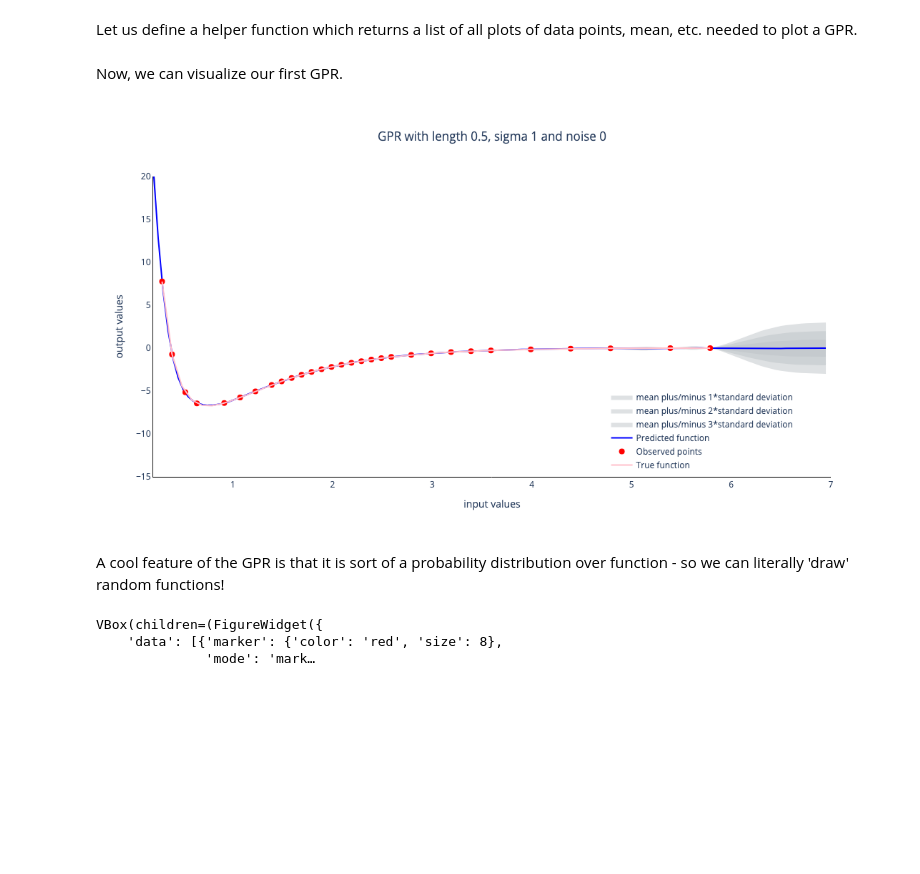
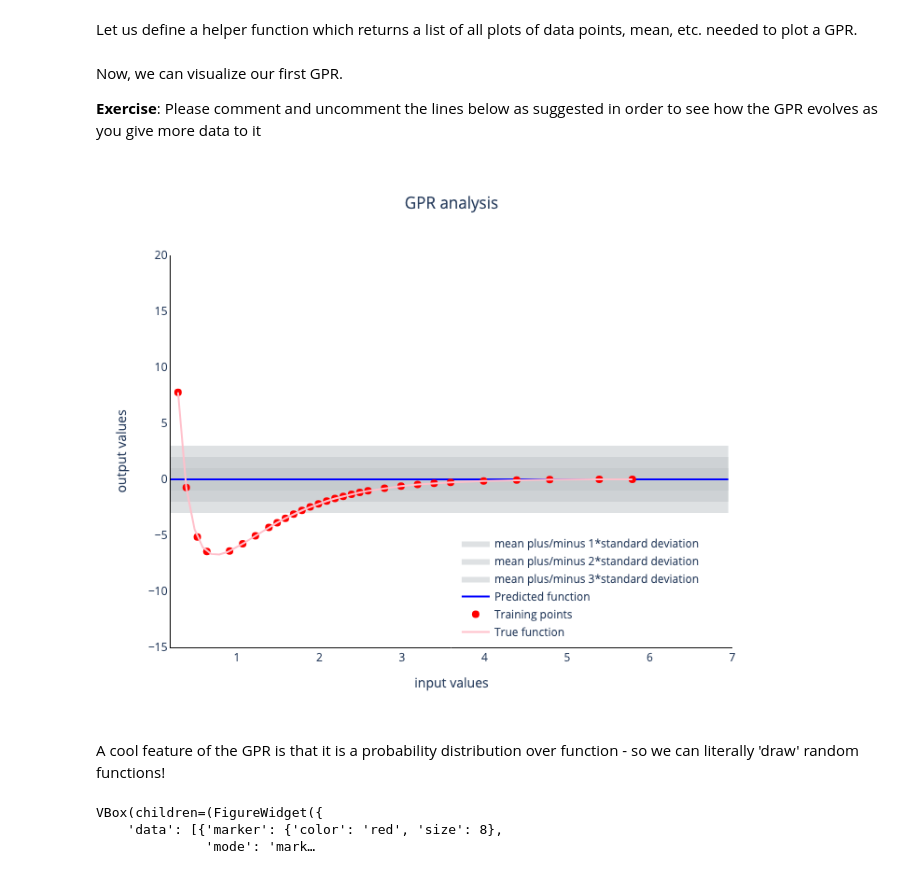
Before and after one commit to mahrossi/inct-tutorial-2025, a Jupyter notebook: Basics-GPRandNN-Tutorials/gpr-notebook/gpr-from-scratch-examples.ipynb, the cells around one changed output. Drawn from its saved outputs; the diff is of its cells as text; code cells hidden in the pictures; blank space fills up the shorter version.

```diff
--- a/Basics-GPRandNN-Tutorials/gpr-notebook/gpr-from-scratch-examples.ipynb
+++ b/Basics-GPRandNN-Tutorials/gpr-notebook/gpr-from-scratch-examples.ipynb
@@ -69,7 +68,7 @@ def dot_scatter(
     visible: bool = True,
     x_dots: np.array = np.array([]),
     y_dots: np.array = np.array([]),
-    name_dots: str = 'Observed points',
+    name_dots: str = 'Training points',
     showlegend: bool = True
 ) -> go.Scatter:
     # Adding the dots
@@ -344,10 +332,11 @@ fullx = fulldata.T[0]
 fully = fulldata.T[1]
 zero=fully[-1]
 fully = fully - zero
-curvedata = np.loadtxt('dists-energies/datasmall.dat')
-curvex = curvedata.T[0]
-curvey = curvedata.T[1]
-curvey = curvey - zero
+print("Size of training set: ", len(fully))
+#curvedata = np.loadtxt('dists-energies/datasmall.dat')
+#curvex = curvedata.T[0]
+#curvey = curvedata.T[1]
+#curvey = curvey - zero
 plt.figure(figsize=(8, 5))
 plt.xlim([0.1,7.0])
 plt.scatter(fullx, fully, marker='o', s=10)
@@ -390,0 +393,16 @@ plt.show()
+# %%
+def simple_fps(datax, nsamples):
+    n=len(datax)
+    distances=np.zeros((n,), dtype=float)
+    sampled=np.zeros((nsamples,), dtype=int)
+    distances[:]=1e10
+    index=np.random.choice(1, 1, replace=False)[0]
+    sampled[0]=index
+    for i in range(nsamples):
+        for j in range(n):
+            dist=np.abs(datax[j]-datax[index])
+            if dist <= distances[j]:
+                distances[j]=dist
+        index=np.argmax(distances)
+        sampled[i]=index
+    return sampled
@@ -443,22 +458,28 @@ def plot_GPR(data_x, data_y, model, x, visible=True) -> list:
     return data
 # %% [markdown]
 Now, we can visualize our first GPR.
+
+**Exercise**: Please comment and uncomment the lines below as suggested in order to see how the GPR evolves as you give more data to it
 # %%
-model = GPR(x_values[:], y_values[:])
-#model = GPR([-10], [10])
+x = np.arange(0.1,7,0.05)
+model = GPR([-10], [10]) # With this line, you effectively have the GPR before it sees any data
+# model = GPR(x_values[:1], y_values[:1]) # With this line, you give only one training point
+# model = GPR(x_values[:3], y_values[:3]) # With this line, you give only three training point
+# model = GPR(x_values[:5], y_values[:5]) # With this line, you give only five training point
+# model = GPR(x_values[:], y_values[:]) # With this line, you give all training points
 data = plot_GPR(data_x=x_values, data_y=y_values, x=x, model=model)
 fig4 = go.Figure(data=data)
 fig4 = update_layout_of_graph(fig=fig4,
-                              title='GPR with length 0.5, sigma 1 and noise 0')
+                              title='GPR analysis')
 fig4.update_xaxes(
     range=(0.2, 7.0))
 fig4.update_yaxes(
     range=(-15, 20.0))
 fig4.show()
 # %% [output]
-[figure, old version]
+[figure, new version]
 # %% [markdown]
-A cool feature of the GPR is that it is sort of a probability distribution over function - so we can literally 'draw' random functions!
+A cool feature of the GPR is that it is a probability distribution over function - so we can literally 'draw' random functions!
 # %%
 #model = GPR([-10],[-10])
 model = GPR(x_values[:2], y_values[:2])
```
Also changed, not shown: parts of 22 cells of this notebook, 2 other files.
